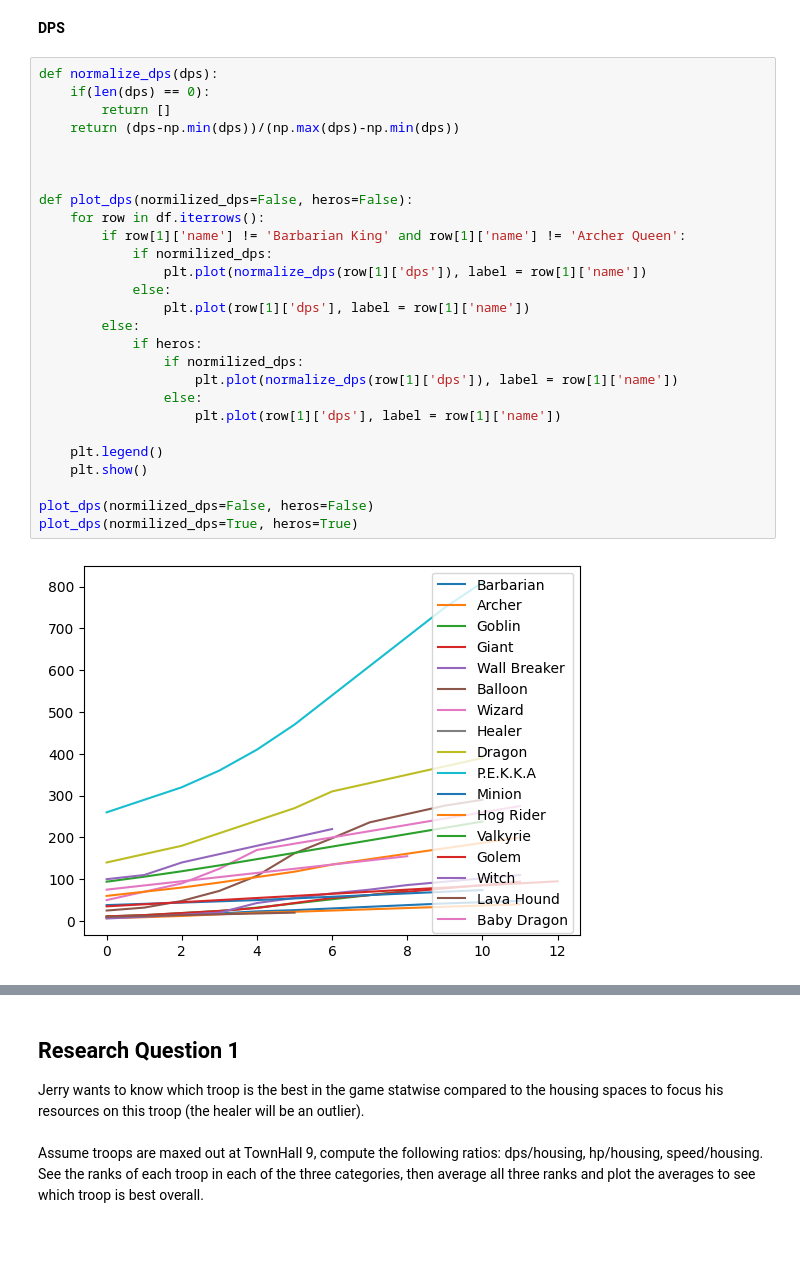
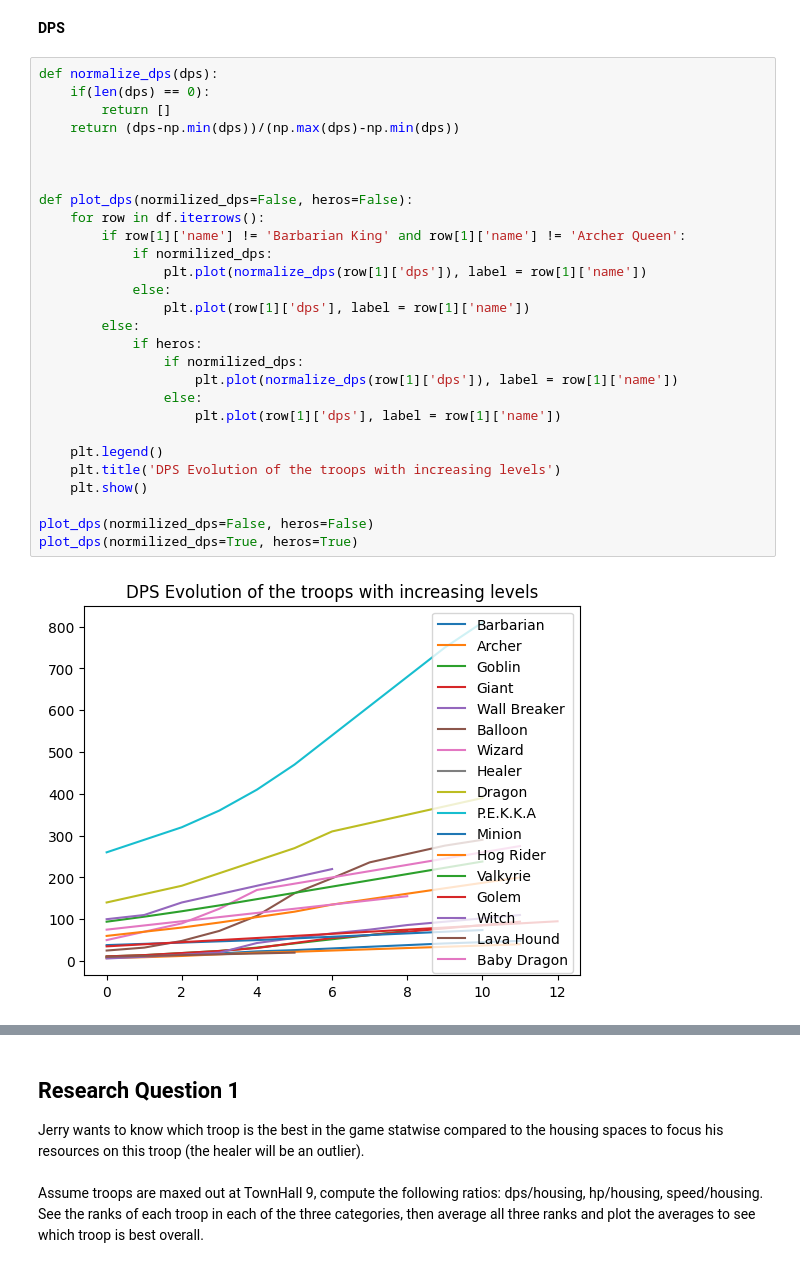
Before and after one commit to auregiuglarism/Clash_of_Clans_DataAnalysis, a Jupyter notebook: Troop Analysis/troop_analysis.ipynb, the cells around one changed output, grey strips where cells are left out. Saved outputs shown, nothing was run; the diff lists cells and outputs as text; blank space fills up the shorter version.

Commit message:
Research Question 1 finished Troop analysis
Research Question 1 finished, so we finished the troop analysis

```diff
--- a/Troop Analysis/troop_analysis.ipynb
+++ b/Troop Analysis/troop_analysis.ipynb
@@ -99,29 +99,30 @@ c:\Users\aured\Desktop\Learning Material\Bsc - DSAI UM\Year 3\Semester 2 Period
 # %%
 def normalize_dps(dps):
     if(len(dps) == 0):
         return []
     return (dps-np.min(dps))/(np.max(dps)-np.min(dps))
 
 
 
 def plot_dps(normilized_dps=False, heros=False):
     for row in df.iterrows():
         if row[1]['name'] != 'Barbarian King' and row[1]['name'] != 'Archer Queen':
             if normilized_dps:
                 plt.plot(normalize_dps(row[1]['dps']), label = row[1]['name'])
             else:
                 plt.plot(row[1]['dps'], label = row[1]['name'])
         else:
             if heros:
                 if normilized_dps:
                     plt.plot(normalize_dps(row[1]['dps']), label = row[1]['name'])
                 else:
                     plt.plot(row[1]['dps'], label = row[1]['name'])
 
     plt.legend()
+    plt.title('DPS Evolution of the troops with increasing levels')
     plt.show()
 
 plot_dps(normilized_dps=False, heros=False)
 plot_dps(normilized_dps=True, heros=True)
 # %% [output]
-[figure, old version]
+[figure, new version]
```
Also changed, not shown: parts of 2 cells of this notebook, 2 other files.
